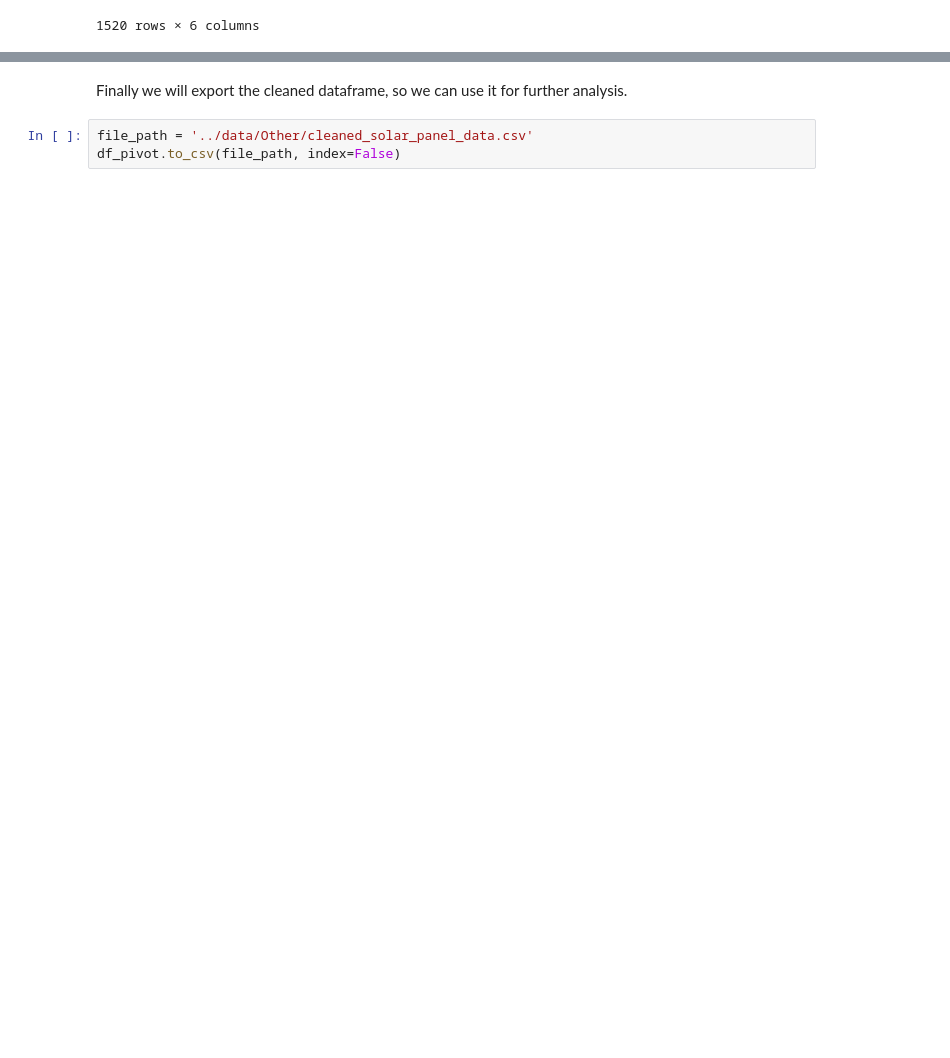
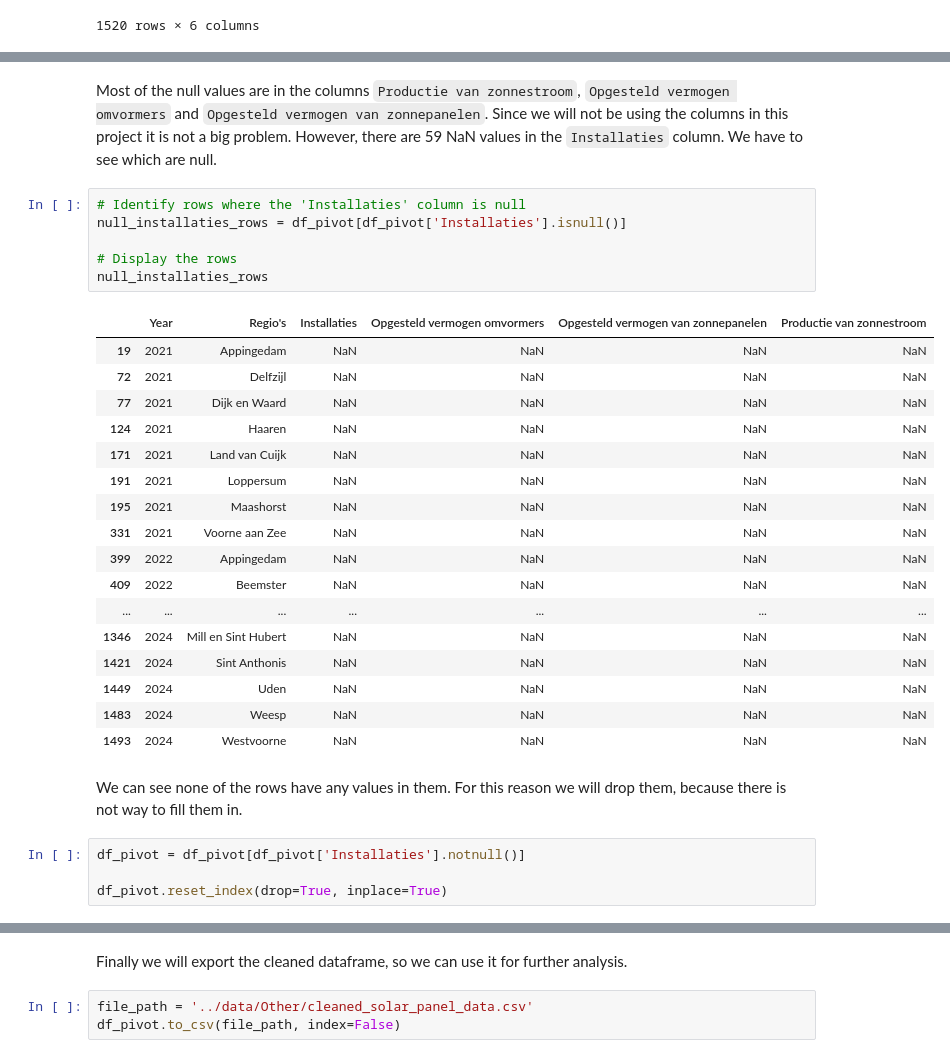
Before and after one commit to estherw66/EnergieOpwek, a Jupyter notebook: data prep/SolarPanels.ipynb, the cells around one changed output, grey strips where cells are left out. Drawn from its saved outputs; the diff is of its cells as text; blank space fills up the shorter version.

```diff
--- a/data prep/SolarPanels.ipynb
+++ b/data prep/SolarPanels.ipynb
@@ -122,0 +136,32 @@ df_pivot
+# %% [markdown]
+Most of the null values are in the columns `Productie van zonnestroom`, `Opgesteld vermogen omvormers` and `Opgesteld vermogen van zonnepanelen`. Since we will not be using the columns in this project it is not a big problem. However, there are 59 NaN values in the `Installaties` column. We have to see which are null.
+# %%
+# Identify rows where the 'Installaties' column is null
+null_installaties_rows = df_pivot[df_pivot['Installaties'].isnull()]
+
+# Display the rows
+null_installaties_rows
+# %% [output]
+|  | Year | Regio's | Installaties | Opgesteld vermogen omvormers | Opgesteld vermogen van zonnepanelen | Productie van zonnestroom |
+| 19 | 2021 | Appingedam | NaN | NaN | NaN | NaN |
+| 72 | 2021 | Delfzijl | NaN | NaN | NaN | NaN |
+| 77 | 2021 | Dijk en Waard | NaN | NaN | NaN | NaN |
+| 124 | 2021 | Haaren | NaN | NaN | NaN | NaN |
+| 171 | 2021 | Land van Cuijk | NaN | NaN | NaN | NaN |
+| 191 | 2021 | Loppersum | NaN | NaN | NaN | NaN |
+| 195 | 2021 | Maashorst | NaN | NaN | NaN | NaN |
+| 331 | 2021 | Voorne aan Zee | NaN | NaN | NaN | NaN |
+| 399 | 2022 | Appingedam | NaN | NaN | NaN | NaN |
+| 409 | 2022 | Beemster | NaN | NaN | NaN | NaN |
+| ... | ... | ... | ... | ... | ... | ... |
+| 1346 | 2024 | Mill en Sint Hubert | NaN | NaN | NaN | NaN |
+| 1421 | 2024 | Sint Anthonis | NaN | NaN | NaN | NaN |
+| 1449 | 2024 | Uden | NaN | NaN | NaN | NaN |
+| 1483 | 2024 | Weesp | NaN | NaN | NaN | NaN |
+| 1493 | 2024 | Westvoorne | NaN | NaN | NaN | NaN |
+# %% [markdown]
+We can see none of the rows have any values in them. For this reason we will drop them, because there is not way to fill them in.
+# %%
+df_pivot = df_pivot[df_pivot['Installaties'].notnull()]
+
+df_pivot.reset_index(drop=True, inplace=True)
```
Also changed, not shown: parts of 6 cells of this notebook, 6 other files.
